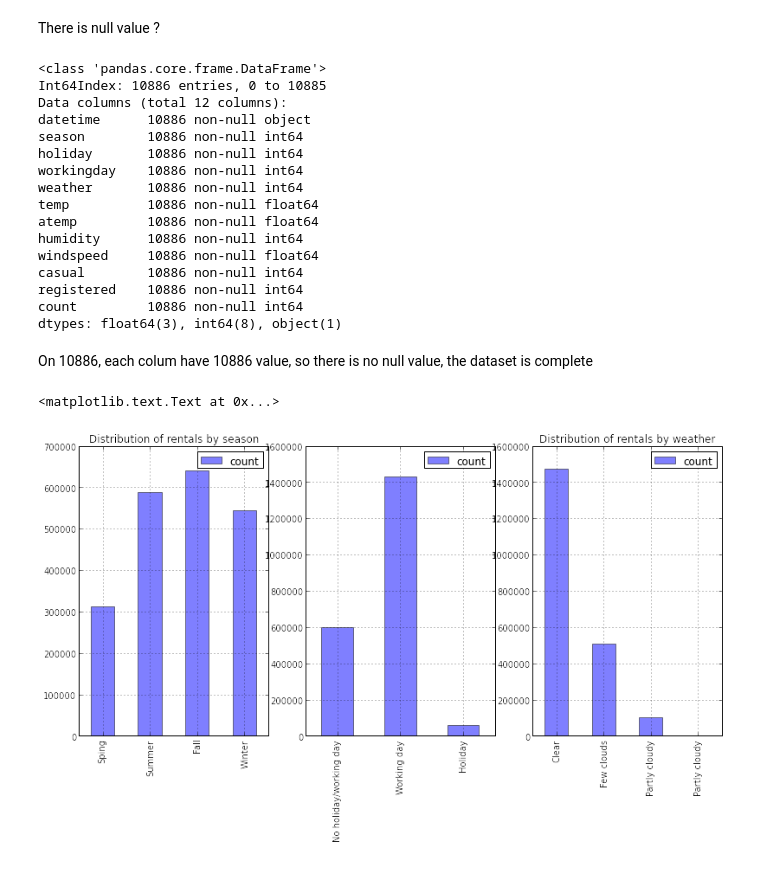
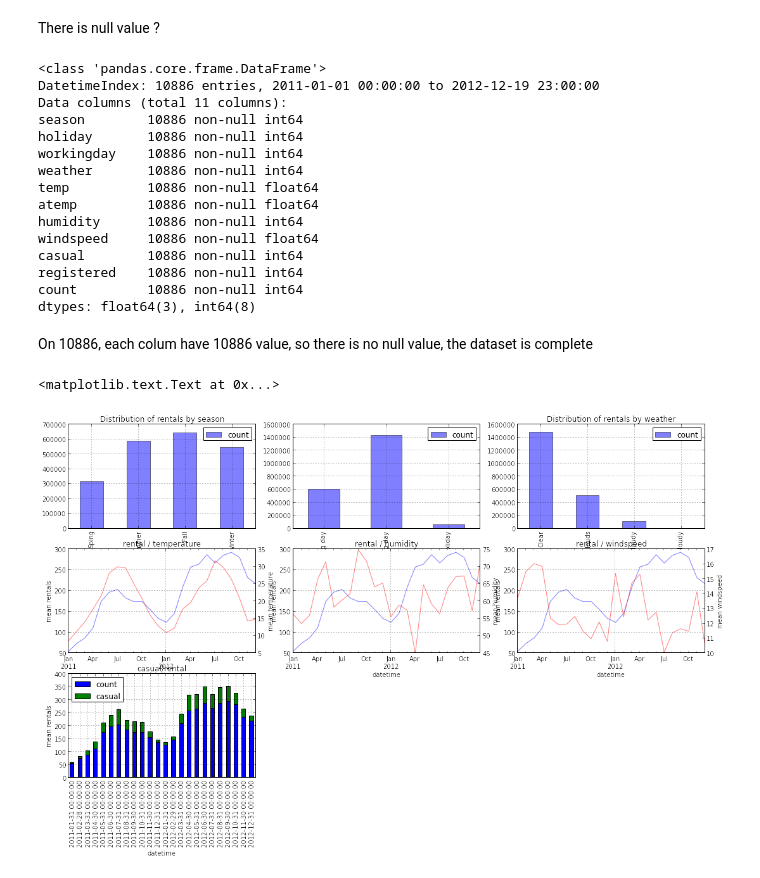
Before and after one commit to saugereau/KaggleBikeSharing, a Jupyter notebook: BikeSharingDemand.ipynb, the cells around one changed output. Saved outputs shown, nothing was run; the diff lists cells and outputs as text; code cells hidden in the pictures.

```diff
--- a/BikeSharingDemand.ipynb
+++ b/BikeSharingDemand.ipynb
@@ -3,9 +3,11 @@ Exploring the data
 # %%
 import matplotlib.pyplot as plt
 %matplotlib inline
+
 import numpy as np
 import pandas as pd
 
-df = pd.read_csv("data/train.csv")
-df
+# add of index_col=0 in read_csv to have datetime as index
+df = pd.read_csv("data/train.csv", parse_dates=True, index_col=0)
+df.head(10)
 # %% [output]
@@ -51,9 +47,8 @@ There is null value ?
 df.info()
 # %% [output]
 <class 'pandas.core.frame.DataFrame'>
-Int64Index: 10886 entries, 0 to 10885
-Data columns (total 12 columns):
-datetime      10886 non-null object
+DatetimeIndex: 10886 entries, 2011-01-01 00:00:00 to 2012-12-19 23:00:00
+Data columns (total 11 columns):
 season        10886 non-null int64
 holiday       10886 non-null int64
 workingday    10886 non-null int64
@@ -65,7 +60,7 @@ windspeed     10886 non-null float64
 casual        10886 non-null int64
 registered    10886 non-null int64
 count         10886 non-null int64
-dtypes: float64(3), int64(8), object(1)
+dtypes: float64(3), int64(8)
 # %% [markdown]
 On 10886, each colum have 10886 value, so there is no null value, the dataset is complete
 # %%
@@ -74,50 +69,67 @@ On 10886, each colum have 10886 value, so there is no null value, the dataset is
 #fig = plt.figure(figsize=(18,6), dpi=1600)
 #alpha=alpha_scatterplot = 0.2
 #alpha_bar_chart = 0.55
 #fig, axes = plt.subplots(1, 3)
 #group1 = df.groupby('season').aggregate(np.sum)[['count']]
 #group1.index = ['Sping', 'Summer', 'Fall', 'Winter']
 #group1.plot(kind='bar', ax=axes[0], color='blue', alpha=0.5)
 #group2 = df.groupby('workingday').aggregate(np.sum)[['count']]
 #group2.plot(kind='bar', ax=axes[1], color='green', alpha=0.5)
 #group3 = df.groupby('holiday').aggregate(np.sum)[['count']]
 #group3.plot(kind='bar', ax=axes[2], color='green', alpha=0.5)
 
+fig = plt.figure(figsize=(18,10), dpi=1600)
 
-
-fig = plt.figure(figsize=(18,6), dpi=1600)
-ax1 = fig.add_subplot(1, 4, 1)
+ax1 = fig.add_subplot(3, 3, 1)
 groupBySeason = df.groupby('season').aggregate(np.sum)[['count']]
 groupBySeason.index = ['Sping', 'Summer', 'Fall', 'Winter']
 groupBySeason.plot(kind='bar', ax=ax1, color='blue', alpha=0.5, label='truc')
 ####this is the same
 #plt.title("Distribution of rentals by season")
 ax1.set_title("Distribution of rentals by season")
 
-#ax2 = fig.add_subplot(1, 4, 2)
-#groupByWorkingDay = df.groupby('workingday').aggregate(np.sum)[['count']]
-#groupByWorkingDay.index = ['not working day', 'working day']
-#groupByWorkingDay.plot(kind='bar', ax=ax2, color='green', alpha=0.5)
-#plt.title("Distribution of rentals by working day")
-
-#ax3 = fig.add_subplot(1, 4, 3)
-#groupByHoliday = df.groupby('holiday').aggregate(np.sum)[['count']]
-#groupByHoliday.index = ['not holiday', 'holiday']
-#groupByHoliday.plot(kind='bar', ax=ax3, color='blue', alpha=0.5)
-#plt.title("Distribution of rentals by holiday")
-
-ax2 = fig.add_subplot(1, 4, 2)
+ax2 = fig.add_subplot(3, 3, 2)
 grouphw = df.groupby(['holiday', 'workingday']).aggregate(np.sum)[['count']]
 grouphw.index = ['No holiday/working day', 'Working day', 'Holiday']
 grouphw.plot(kind='bar', ax=ax2, color='blue', alpha=0.5)
 
-
-
-ax3 = fig.add_subplot(1, 4, 3)
+ax3 = fig.add_subplot(3, 3, 3)
 groupByWeather = df.groupby('weather').aggregate(np.sum)[['count']]
 groupByWeather.index = ['Clear', 'Few clouds', 'Partly cloudy', 'Partly cloudy']
 groupByWeather.plot(kind='bar', ax=ax3, color='blue', alpha=0.5)
 plt.title("Distribution of rentals by weather")
+
+#time series
+dfSeries = df.resample('M', how='mean')
+
+ax4 = fig.add_subplot(3, 3, 4)
+dfSeries['count'].plot(kind='line', ax=ax4, color='blue', alpha=0.5)
+dfSeries['temp'].plot(kind='line', ax=ax4, color='red', alpha=0.5, secondary_y=True)
+ax4.set_ylabel('mean rentals')
+ax4.right_ax.set_ylabel('mean temperature')
+plt.title("rental / temperature")
+
+ax5 = fig.add_subplot(3, 3, 5)
+dfSeries['count'].plot(kind='line', ax=ax5, color='blue', alpha=0.5)
+dfSeries['humidity'].plot(kind='line', ax=ax5, color='red', alpha=0.5, secondary_y=True)
+ax5.set_ylabel('mean rentals')
+ax5.right_ax.set_ylabel('mean humidity')
+plt.title("rental / humidity")
+
+ax6 = fig.add_subplot(3, 3, 6)
+dfSeries['count'].plot(kind='line', ax=ax6, color='blue', alpha=0.5)
+dfSeries['windspeed'].plot(kind='line', ax=ax6, color='red', alpha=0.5, secondary_y=True)
+ax6.set_ylabel('mean rentals')
+ax6.right_ax.set_ylabel('mean windspeed')
+plt.title("rental / windspeed")
+
+ax7 = fig.add_subplot(3, 3, 7)
+dfSeries[['count','casual']].plot(kind='bar', ax=ax7, stacked=True)
+#dfSeries['casual'].plot(kind='bar', ax=ax6, color='red', alpha=0.5, stacked=True)
+ax7.set_ylabel('mean rentals')
+plt.title("casual/rental")
+
+## maybe a graphic by hour of day
 # %% [output]
 <matplotlib.text.Text at 0x...>
-[figure, old version]
+[figure, new version]
```
Also changed, not shown: parts of 6 cells of this notebook, 1 other file.
